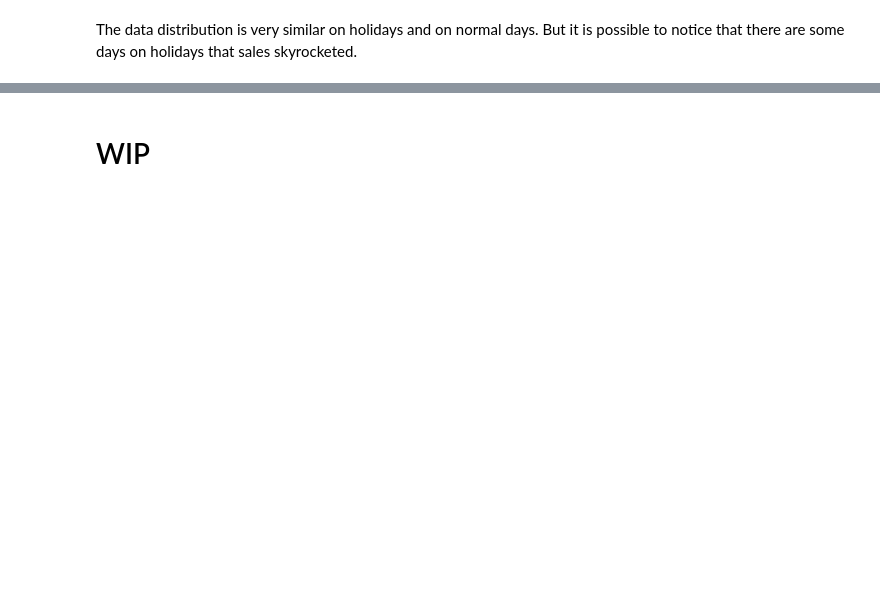
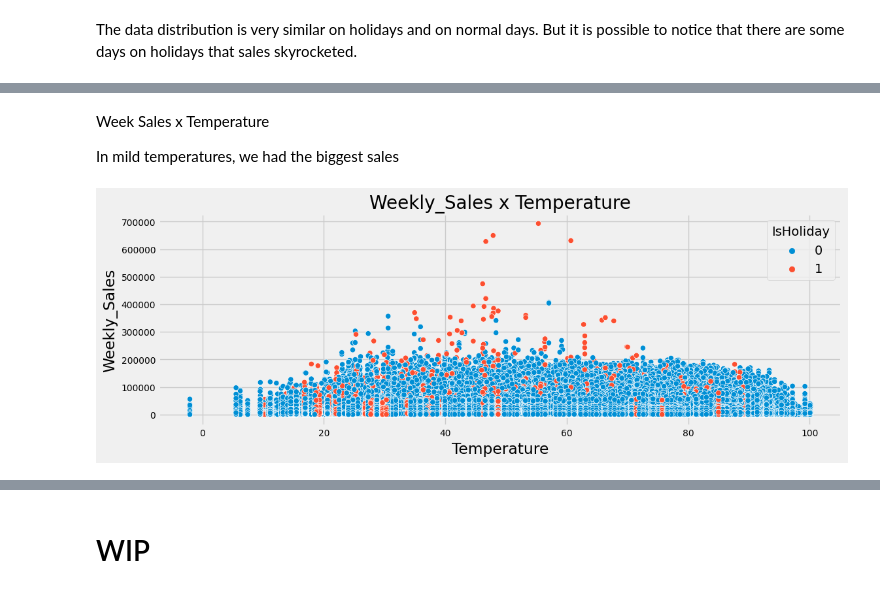
Before and after one commit to YuriCatramby/ds-reg-sales-forecast, a Jupyter notebook: ds-reg-sales-forecasting.ipynb, the cells around one changed output, grey strips where cells are left out. Saved outputs shown, nothing was run; the diff lists cells and outputs as text; code cells hidden in the pictures; blank space fills up the shorter version.

```diff
--- a/ds-reg-sales-forecasting.ipynb
+++ b/ds-reg-sales-forecasting.ipynb
@@ -307,0 +333,11 @@ ax.set(title = 'Boxplot Weekly_Sales', xlabel = 'Weekly_Sales')
+# %% [markdown]
+Week Sales x  Temperature
+
+In mild temperatures, we had the biggest sales
+# %%
+ax = sns.scatterplot(x = "Temperature", y = 'Weekly_Sales', hue = "IsHoliday", data = df_train_desc)
+ax.figure.set_size_inches(12, 4)
+ax.set(title = 'Weekly_Sales x Temperature')
+plt.show()
+# %% [output]
+[figure, added]
```
Also changed, not shown: parts of 9 cells of this notebook.
